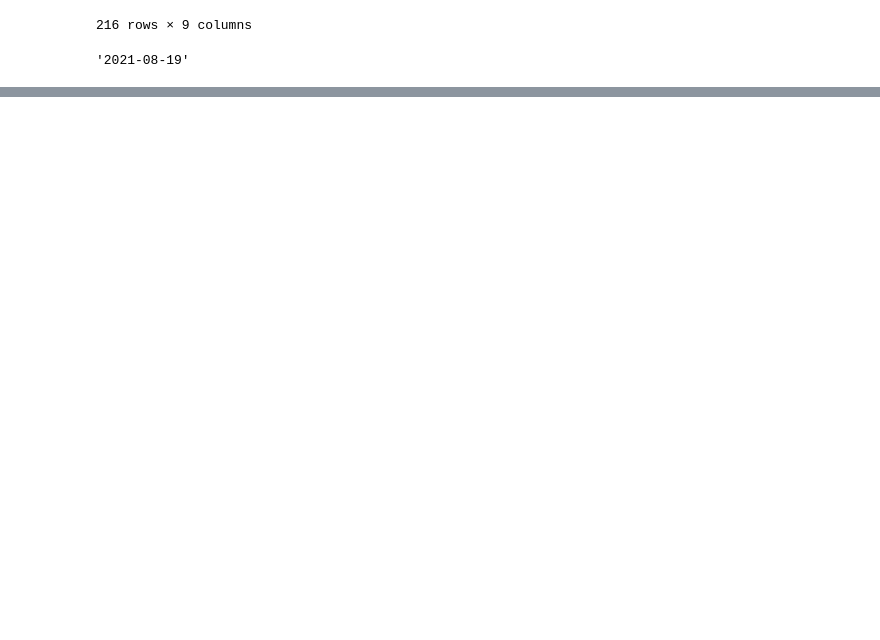
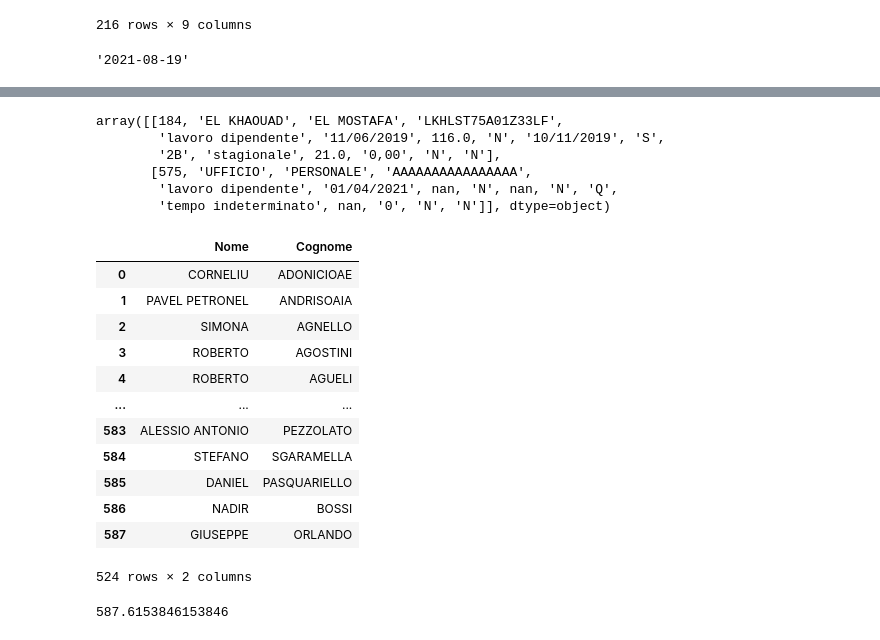
Before and after one commit to antonioalbanese/ai4trucks, a Jupyter notebook: DL-analyzer.ipynb, the cells around one changed output, grey strips where cells are left out. Cells and saved outputs as stored; diff of their text form; code cells hidden in the pictures; blank space fills up the shorter version.

```diff
--- a/DL-analyzer.ipynb
+++ b/DL-analyzer.ipynb
@@ -741,0 +744,3 @@ str(dfip.DataTransazione.max().date())
+# %%
+import re
+df_dipendenti = pd.read_csv("dataset/DIPENDENTI_DipendentiList.csv", index_col=0).drop_duplicates()
@@ -741,0 +782,30 @@ str(dfip.DataTransazione.max().date())
+# %%
+codf = df_dipendenti.CodiceFiscale
+df_dipendenti[~codf.str.contains("[A-Z]{6}\d{2}[A-Z]\d{2}[A-Z]\d{3}[A-Z]")].values
+# %% [output]
+array([[184, 'EL KHAOUAD', 'EL MOSTAFA', 'LKHLST75A01Z33LF',
+        'lavoro dipendente', '11/06/2019', 116.0, 'N', '10/11/2019', 'S',
+        '2B', 'stagionale', 21.0, '0,00', 'N', 'N'],
+       [575, 'UFFICIO', 'PERSONALE', 'AAAAAAAAAAAAAAAA',
+        'lavoro dipendente', '01/04/2021', nan, 'N', nan, 'N', 'Q',
+        'tempo indeterminato', nan, '0', 'N', 'N']], dtype=object)
+# %%
+df_dipendenti[['Nome', 'Cognome']].drop_duplicates()
+# %% [output]
+|  | Nome | Cognome |
+| 0 | CORNELIU | ADONICIOAE |
+| 1 | PAVEL PETRONEL | ANDRISOAIA |
+| 2 | SIMONA | AGNELLO |
+| 3 | ROBERTO | AGOSTINI |
+| 4 | ROBERTO | AGUELI |
+| ... | ... | ... |
+| 583 | ALESSIO ANTONIO | PEZZOLATO |
+| 584 | STEFANO | SGARAMELLA |
+| 585 | DANIEL | PASQUARIELLO |
+| 586 | NADIR | BOSSI |
+| 587 | GIUSEPPE | ORLANDO |
+524 rows × 2 columns
+# %%
+len(pd.read_csv("dataset/DIPENDENTI_DipendentiList.csv", index_col=0))/13
+# %% [output]
+587.6153846153846
```
Also changed, not shown: parts of 4 cells of this notebook, 4 other files.
